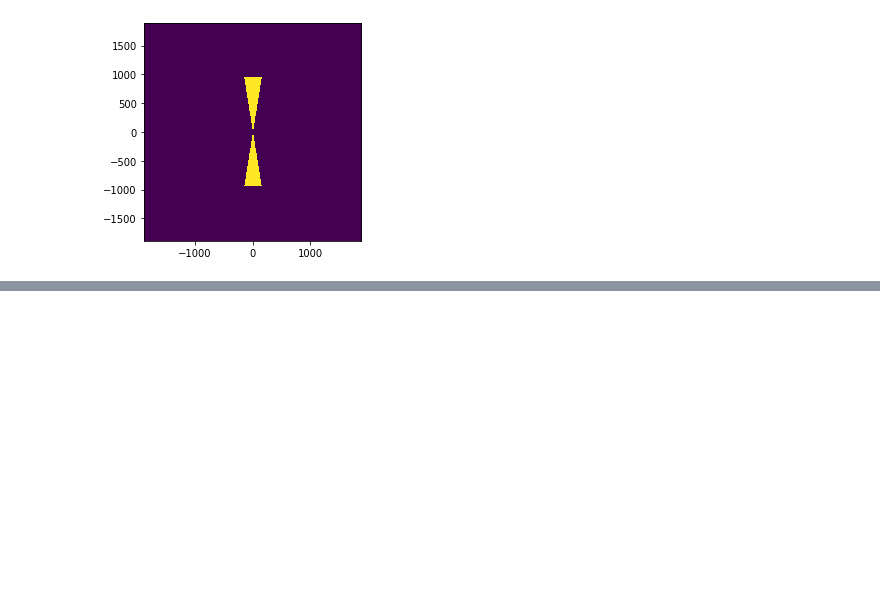
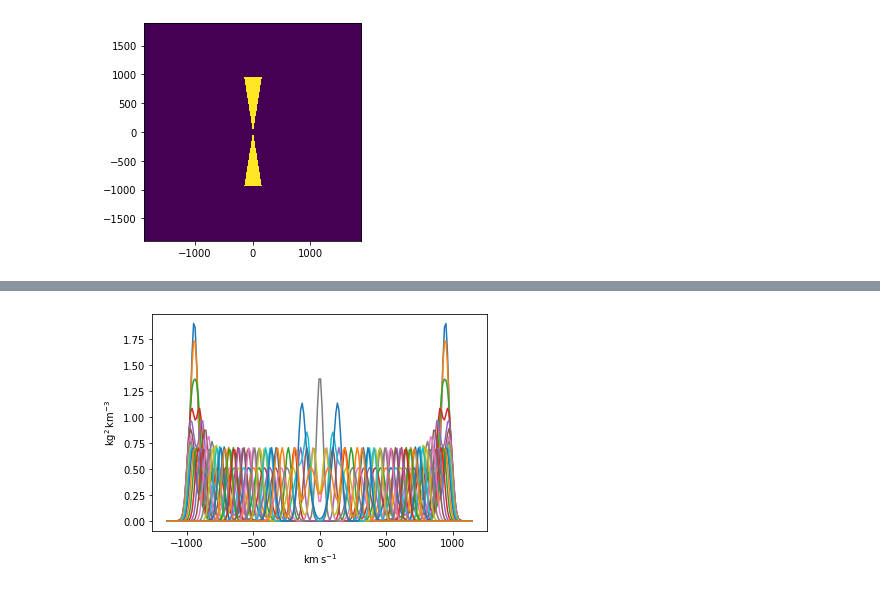
Before and after one commit to cappy-bunn/PHSX_565_AstrophysicalPlasmaPhysics, a Jupyter notebook: final_project/spectral_synthesis.ipynb, the cells around one changed output, grey strips where cells are left out. Drawn from its saved outputs; the diff is of its cells as text; code cells hidden in the pictures; blank space fills up the shorter version.

Commit message:
Added other half of section 2

```diff
--- a/final_project/spectral_synthesis.ipynb
+++ b/final_project/spectral_synthesis.ipynb
@@ -116,8 +116,9 @@ plt.imshow(mask_3p, extent=[x_new.min().value, x_new.max().value, z_new.min().va
 # %%
 # Rotation parameters
 
-num_ang = 360    # Number of unique angles to sample
-ang = np.linspace(0, 360, num_ang, endpoint=False)
+num_ang = 32    # Number of unique angles to sample
+# ang = np.linspace(0, 360, num_ang, endpoint=False)
+ang = np.linspace(0, 1.5, num_ang)
 # %%
 # Only use if interested in intensity as a function of position along x...
 
@@ -156,9 +157,17 @@ amp_2 = I_2
 amp_3 = I_3
 
 # Velocities along line of sight after rotation (LOS = z dir)
-v_x2_los = v_x2 * np.sin(ang)
-v_z2_los = v_z2 * np.cos(ang)
-peak_2 = v_x2_los + v_z2_los
+# Section 2 (right)
+v_z2R_los = v_z2 * np.cos(ang)
+v_x2R_los = v_x2 * np.sin(ang)
+peak_2R = v_z2R_los + v_x2R_los
+
+# Section 2 (left)
+v_z2L_los = v_z2 * np.cos(ang)
+v_x2L_los = -v_x2 * np.sin(ang)
+peak_2L = v_z2L_los + v_x2L_los
+
+# Section 3
 peak_3 = v_z3 * np.cos(ang)
 # %%
 v_range = np.linspace(v_z3 - (200*u.km/u.s), -v_z3 + (200*u.km/u.s), num=200)
@@ -184,0 +197,69 @@ _ = plt.plot(v_range, np.sum(spectrum, axis=1))
+# %%
+plt.plot(v_range, spectrum)
+plt.figure()
+_ = plt.plot(v_range, np.sum(spectrum, axis=1))
+plt.figure()
+plt.plot(v_range, spectrum[:,0])
+plt.figure()
+plt.plot(v_range, spectrum[:,1])
+plt.figure()
+plt.plot(v_range, spectrum[:,2])
+plt.figure()
+plt.plot(v_range, spectrum[:,3])
+plt.figure()
+plt.plot(v_range, spectrum[:,4])
+plt.figure()
+plt.plot(v_range, spectrum[:,5])
+plt.figure()
+plt.plot(v_range, spectrum[:,6])
+plt.figure()
+plt.plot(v_range, spectrum[:,7])
+plt.figure()
+plt.plot(v_range, spectrum[:,8])
+plt.figure()
+plt.plot(v_range, spectrum[:,9])
+plt.figure()
+plt.plot(v_range, spectrum[:,10])
+plt.figure()
+plt.plot(v_range, spectrum[:,11])
+plt.figure()
+plt.plot(v_range, spectrum[:,12])
+plt.figure()
+plt.plot(v_range, spectrum[:,13])
+plt.figure()
+plt.plot(v_range, spectrum[:,14])
+plt.figure()
+plt.plot(v_range, spectrum[:,15])
+plt.figure()
+plt.plot(v_range, spectrum[:,16])
+plt.figure()
+plt.plot(v_range, spectrum[:,17])
+plt.figure()
+plt.plot(v_range, spectrum[:,18])
+plt.figure()
+plt.plot(v_range, spectrum[:,19])
+plt.figure()
+plt.plot(v_range, spectrum[:,20])
+plt.figure()
+plt.plot(v_range, spectrum[:,21])
+plt.figure()
+plt.plot(v_range, spectrum[:,22])
+plt.figure()
+plt.plot(v_range, spectrum[:,23])
+plt.figure()
+plt.plot(v_range, spectrum[:,24])
+plt.figure()
+plt.plot(v_range, spectrum[:,25])
+plt.figure()
+plt.plot(v_range, spectrum[:,26])
+plt.figure()
+plt.plot(v_range, spectrum[:,27])
+plt.figure()
+plt.plot(v_range, spectrum[:,28])
+plt.figure()
+plt.plot(v_range, spectrum[:,29])
+plt.figure()
+plt.plot(v_range, spectrum[:,30])
+plt.figure()
+plt.plot(v_range, spectrum[:,31])
+# %% [output]
@@ -184,0 +267 @@ _ = plt.plot(v_range, np.sum(spectrum, axis=1))
+[figure, added]
```
Also changed, not shown: parts of 4 cells of this notebook.
